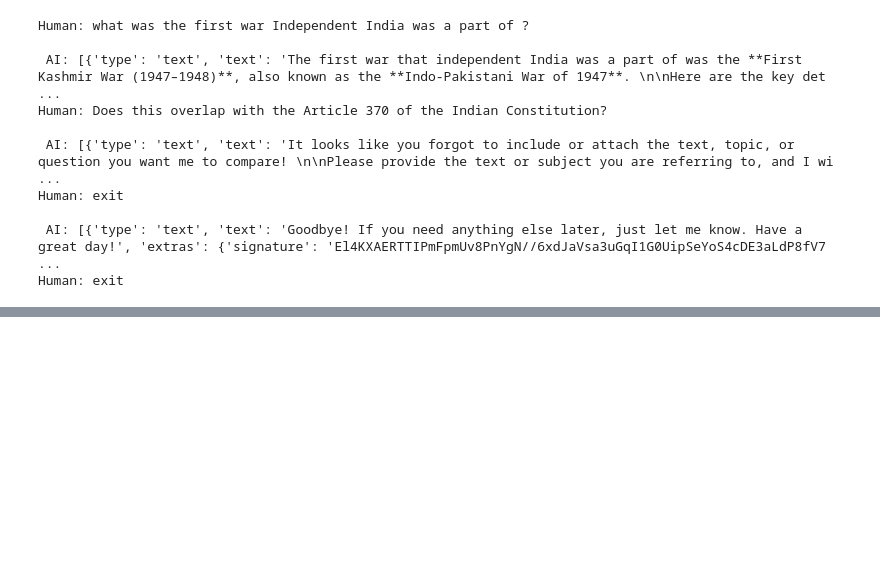
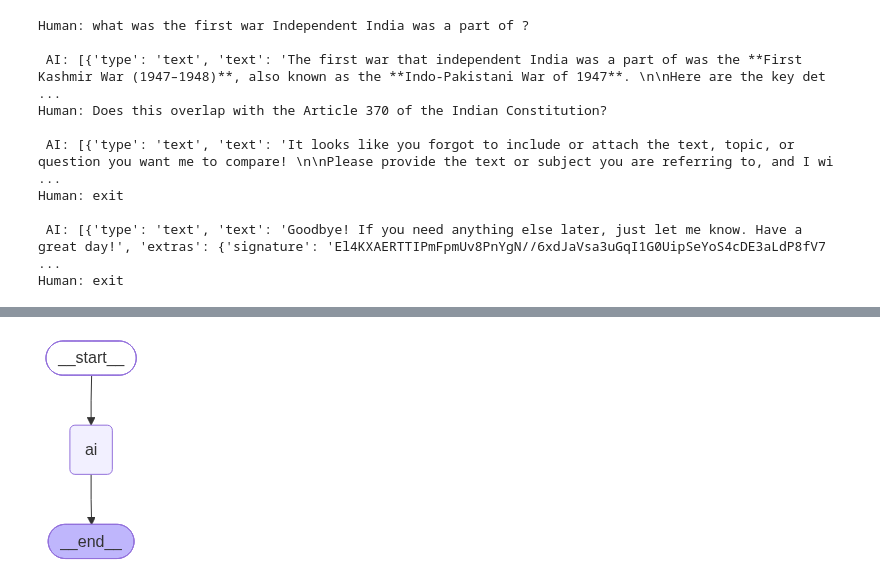
Before and after one commit to divyanshu-png/VOID, a Jupyter notebook: LangGraph_Basics.ipynb, the cells around one changed output, grey strips where cells are left out. Cells and saved outputs as stored; diff of their text form; code cells hidden in the pictures; blank space fills up the shorter version.

Commit message:
Learned about implementing Agent with conversation history for context in Langgraph

```diff
--- a/LangGraph_Basics.ipynb
+++ b/LangGraph_Basics.ipynb
@@ -893,0 +923,37 @@ Human: exit
+# %%
+from typing import TypedDict, List, Union
+from langchain_core.messages import HumanMessage, AIMessage
+from langchain_google_genai import ChatGoogleGenerativeAI
+from langgraph.graph import StateGraph, START, END
+
+
+class agentState(TypedDict) :
+    # human_messages : List[HumanMessage]
+    # ai_message : List[AIMessage] ---- > A naive approach
+    messages : List[Union[HumanMessage, AIMessage]]
+
+llm = ChatGoogleGenerativeAI(model= "gemini-3.5-flash-lite")
+def process(state: agentState) -> agentState :
+    '''This node will bring the response of the client or user query by prompting the llm we have provided here'''
+
+    response = llm.invoke(state["messages"])
+
+    state["messages"].append(AIMessage(content= response.content))
+    # what happened in the previous response is that when we get a response, we convert it into an AIMessage Data type and then append it to the messages of the state
+    print(f'\n AI: {response.content}')
+
+    return state
+
+graph = StateGraph(agentState)
+
+graph.add_node("ai", process)
+
+graph.add_edge(START, "ai")
+graph.add_edge("ai", END)
+
+agent = graph.compile()
+# %%
+from IPython.display import Image, display
+display(Image(agent.get_graph().draw_mermaid_png()))
+# %% [output]
+[figure, added]
```
Also changed, not shown: parts of 4 cells of this notebook.
